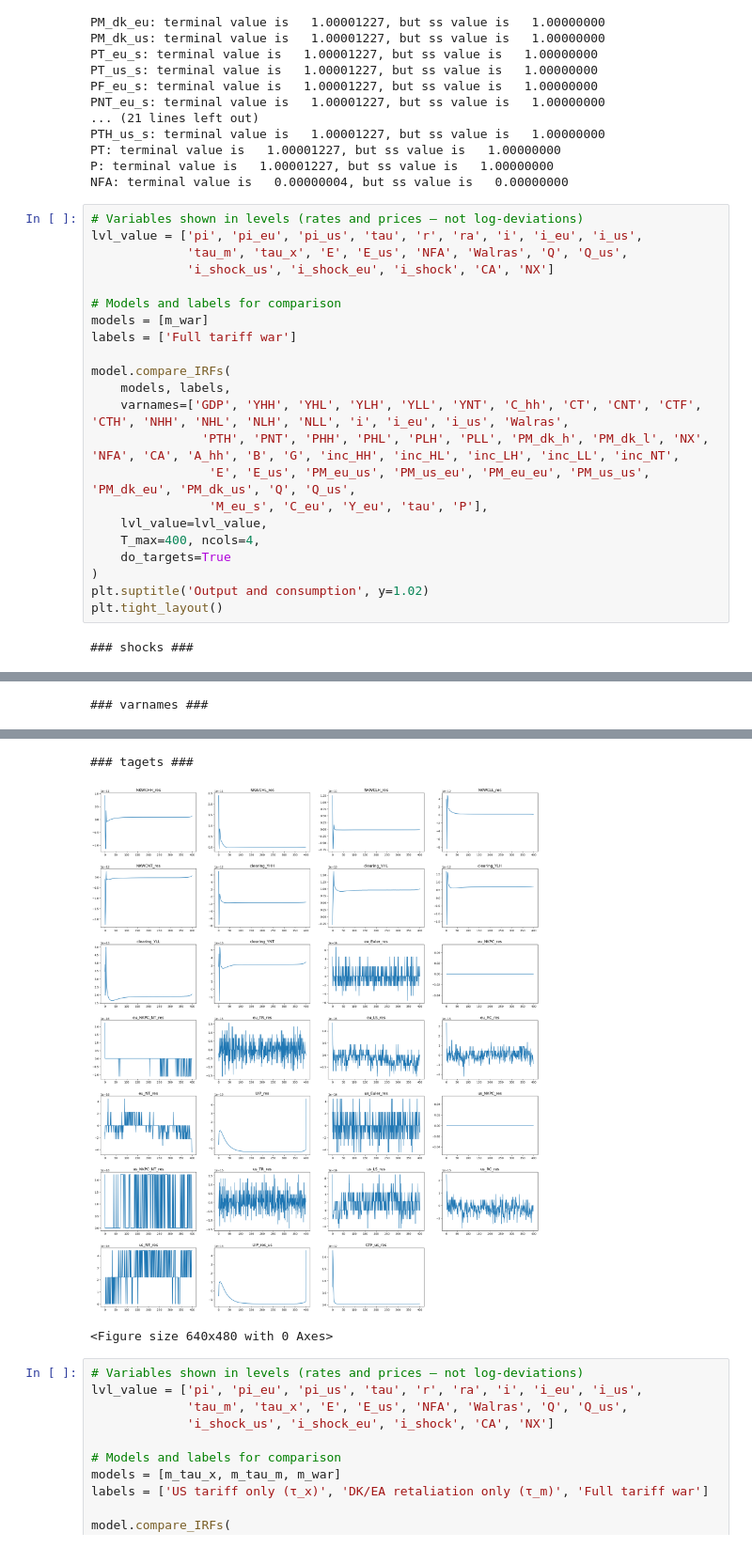
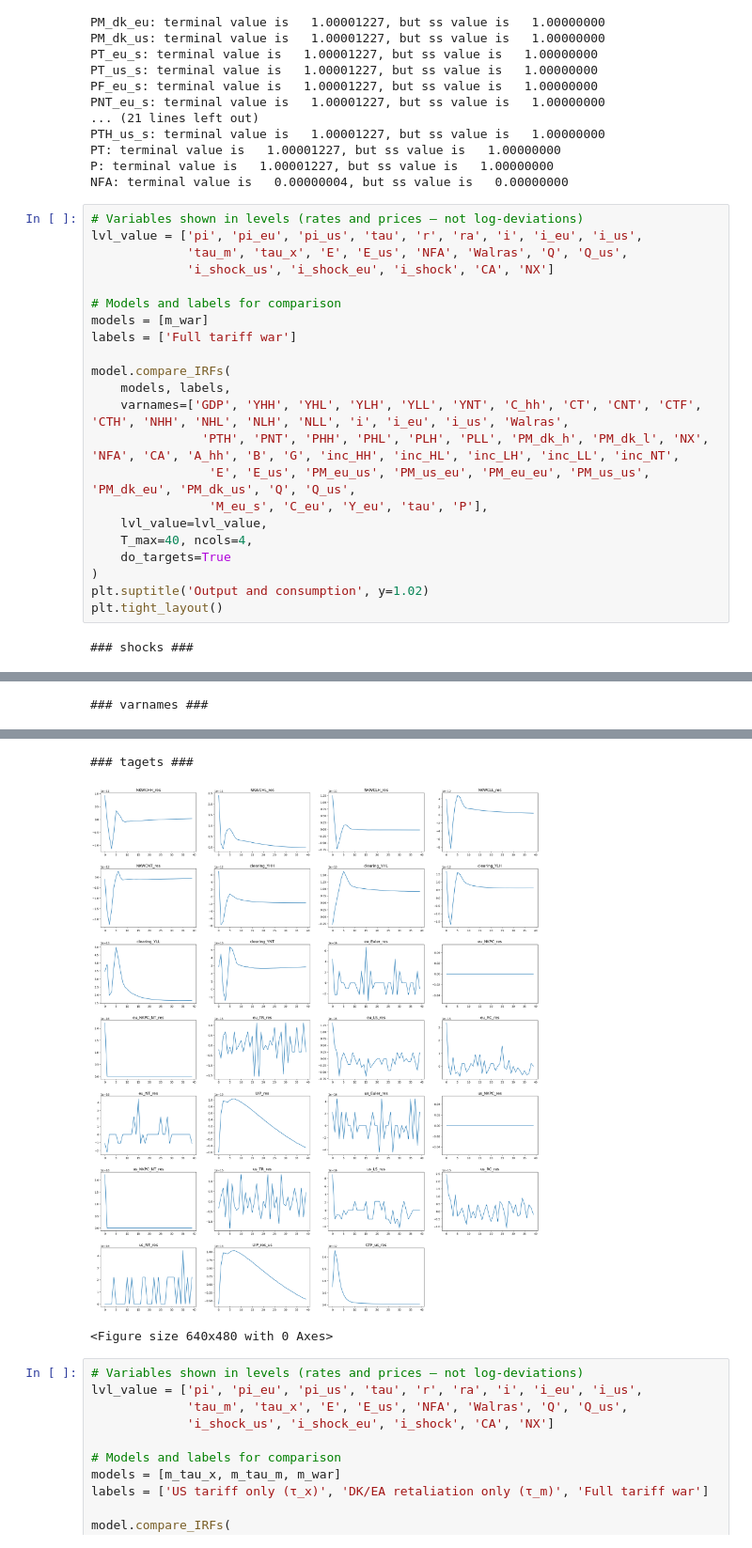
Before and after one commit to AndreaNoergaardAndersen/Master-Thesis, a Jupyter notebook: I-HANK - EU and US/test_extension.ipynb, the cells around one changed output, grey strips where cells are left out. Shown at 94% size. Drawn from its saved outputs; the diff is of its cells as text.

```diff
--- a/I-HANK - EU and US/test_extension.ipynb
+++ b/I-HANK - EU and US/test_extension.ipynb
@@ -522,7 +514,7 @@ model.compare_IRFs(
                 'E', 'E_us', 'PM_eu_us', 'PM_us_eu', 'PM_eu_eu', 'PM_us_us', 'PM_dk_eu', 'PM_dk_us', 'Q', 'Q_us',
                 'M_eu_s', 'C_eu', 'Y_eu', 'tau', 'P'],
     lvl_value=lvl_value,
-    T_max=400, ncols=4,
+    T_max=40, ncols=4,
     do_targets=True
 )
 plt.suptitle('Output and consumption', y=1.02)
@@ -535,5 +527,5 @@ plt.tight_layout()
 ### tagets ###
-[figure, old version]
+[figure, new version]
 <Figure size 640x480 with 0 Axes>
 # %%
 # Variables shown in levels (rates and prices — not log-deviations)
```
Also changed, not shown: parts of 3 cells of this notebook, 1 other file.
